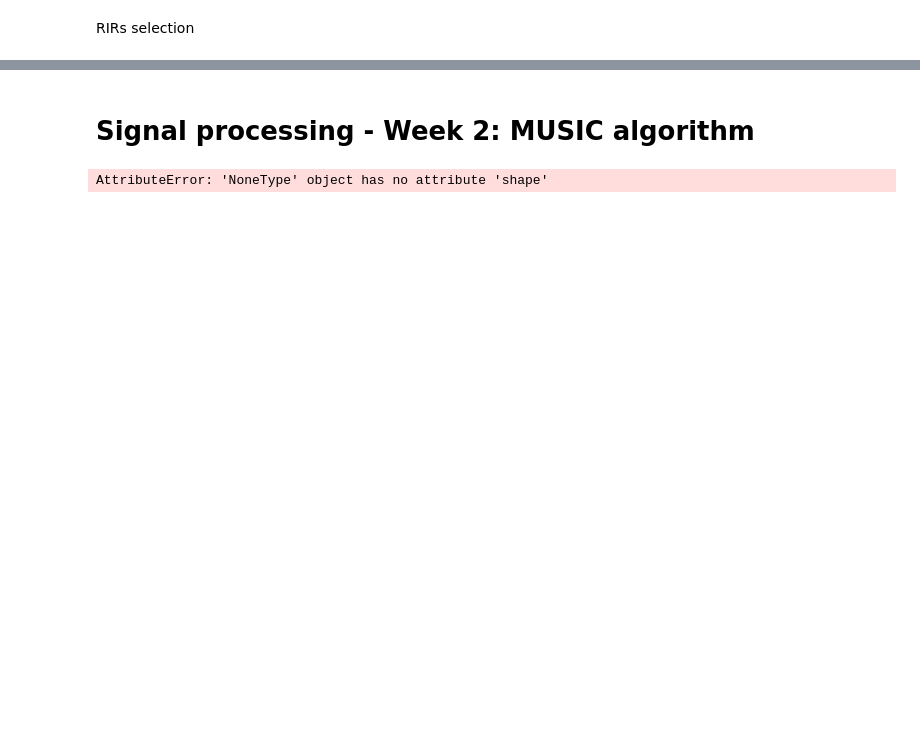
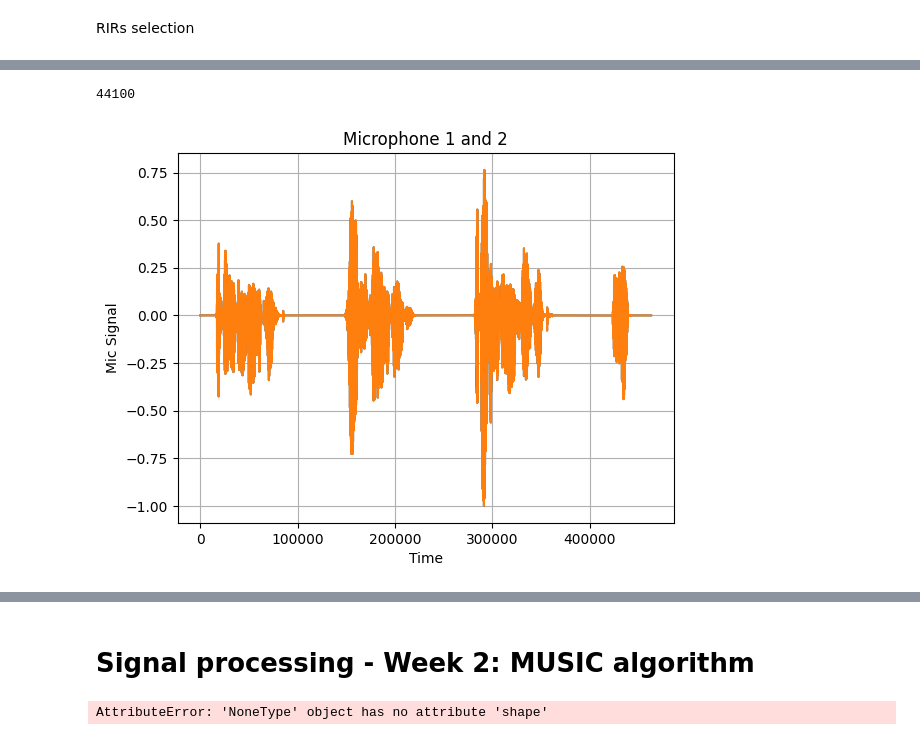
Before and after one commit to ItzAzoron/Signal_Processing_Project, a Jupyter notebook: notebook_skeleton.ipynb, the cells around one changed output, grey strips where cells are left out. Drawn from its saved outputs; the diff is of its cells as text; code cells hidden in the pictures; blank space fills up the shorter version.

```diff
--- a/notebook_skeleton.ipynb
+++ b/notebook_skeleton.ipynb
@@ -97,2 +164,19 @@ Acoustic scenario object containing the RIRs, with parameters:
+# %%
+print(acousticScenario.fs)
+speechfilenames = [
+    pathToSoundFiles + 'speech1.wav',
+    pathToSoundFiles + 'whitenoise_signal_1.wav'
+]
+noisefilenames = [
+    pathToSoundFiles + 'whitenoise_signal_1.wav',
+    pathToSoundFiles + 'whitenoise_signal_2.wav'
+]
+
+
+mict, aud, noise = create_micsigs(acousticScenario, speechfilenames, noisefilenames)
+soundfile.write("output.wav", mict[0], acousticScenario.fs)
+# %% [output]
+44100
+[figure, added]
 # %%
 acousticScenario.RIRsAudio.shape
```
Also changed, not shown: parts of 26 cells of this notebook.
